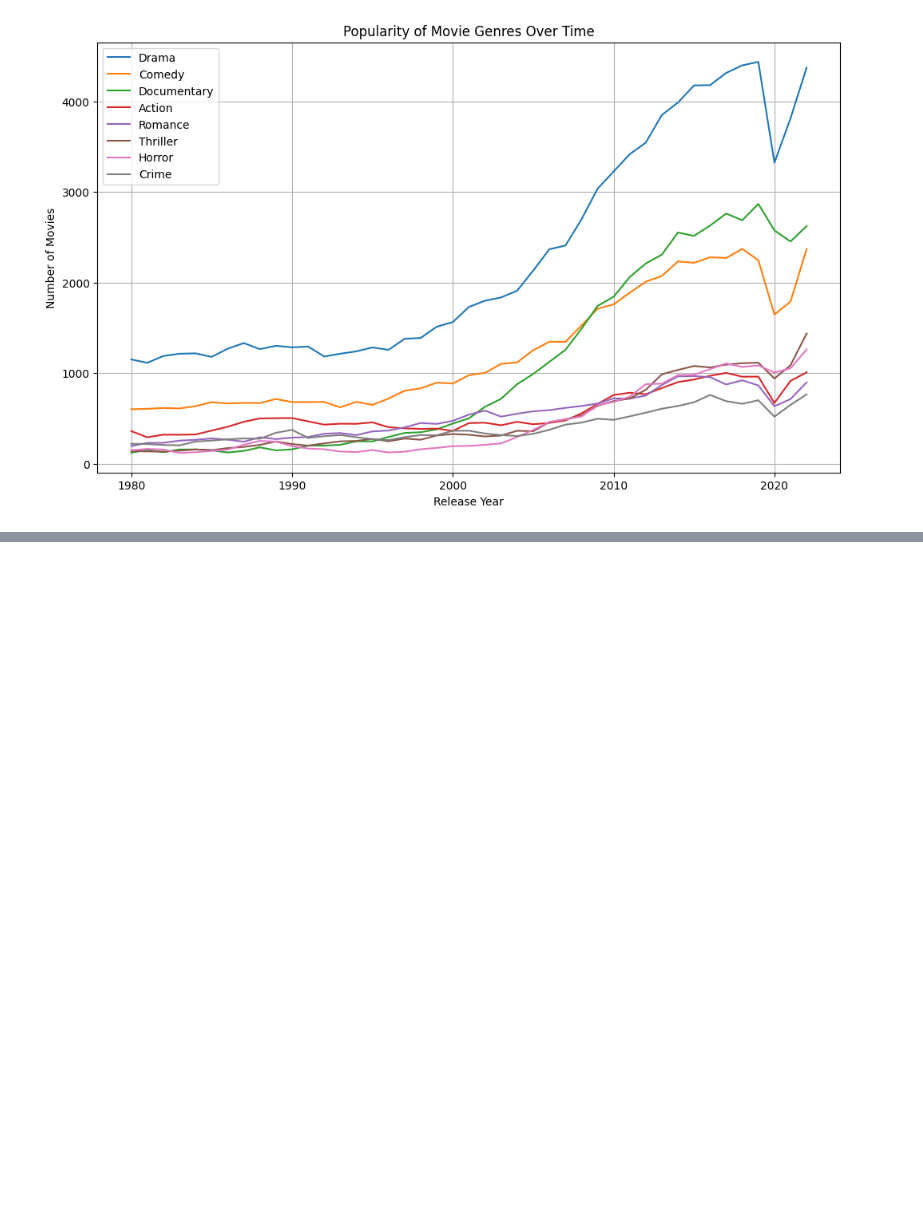
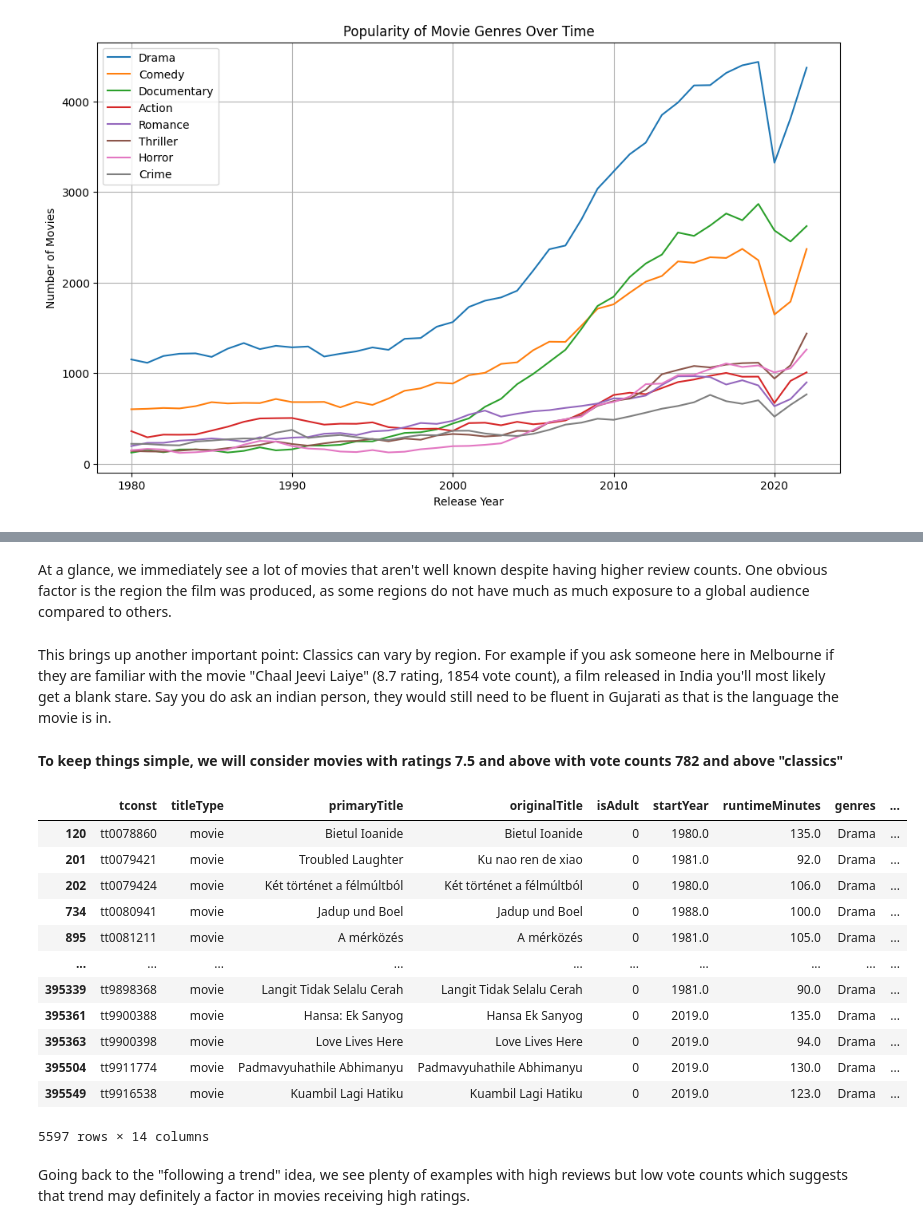
Before and after one commit to Noha-Jung3/Aging-Movies-, a Jupyter notebook: EDA.ipynb, the cells around one changed output, grey strips where cells are left out. Cells and saved outputs as stored; diff of their text form; code cells hidden in the pictures; blank space fills up the shorter version.

Commit message:
defining "classic"

```diff
--- a/EDA.ipynb
+++ b/EDA.ipynb
@@ -241,0 +247,25 @@ we see that drama has been a popular genre since the 80s, which means a large sh
+# %% [markdown]
+At a glance, we immediately see a lot of movies that aren't well known despite having higher review counts. One obvious factor is the region the film was produced, as some regions do not have much as much exposure to a global audience compared to others.
+# %% [markdown]
+This brings up another important point: Classics can vary by region. For example if you ask someone here in Melbourne if they are familiar with the movie "Chaal Jeevi Laiye" (8.7 rating, 1854 vote count), a film released in India you'll most likely get a blank stare. Say you do ask an indian person, they would still need to be fluent in Gujarati as that is the language the movie is in.
+# %% [markdown]
+**To keep things simple, we will consider movies with ratings 7.5 and above with vote counts 782 and above "classics"**
+# %%
+drama = films[(films["genres"] == "Drama") & (films["averageRating"] >= 7.5) & (films["numVotes"] <= 500) ]
+drama
+# %% [output]
+|  | tconst | titleType | primaryTitle | originalTitle | isAdult | startYear | runtimeMinutes | genres | ... |
+| 120 | tt0078860 | movie | Bietul Ioanide | Bietul Ioanide | 0 | 1980.0 | 135.0 | Drama | ... |
+| 201 | tt0079421 | movie | Troubled Laughter | Ku nao ren de xiao | 0 | 1981.0 | 92.0 | Drama | ... |
+| 202 | tt0079424 | movie | Két történet a félmúltból | Két történet a félmúltból | 0 | 1980.0 | 106.0 | Drama | ... |
+| 734 | tt0080941 | movie | Jadup und Boel | Jadup und Boel | 0 | 1988.0 | 100.0 | Drama | ... |
+| 895 | tt0081211 | movie | A mérközés | A mérközés | 0 | 1981.0 | 105.0 | Drama | ... |
+| ... | ... | ... | ... | ... | ... | ... | ... | ... | ... |
+| 395339 | tt9898368 | movie | Langit Tidak Selalu Cerah | Langit Tidak Selalu Cerah | 0 | 1981.0 | 90.0 | Drama | ... |
+| 395361 | tt9900388 | movie | Hansa: Ek Sanyog | Hansa Ek Sanyog | 0 | 2019.0 | 135.0 | Drama | ... |
+| 395363 | tt9900398 | movie | Love Lives Here | Love Lives Here | 0 | 2019.0 | 94.0 | Drama | ... |
+| 395504 | tt9911774 | movie | Padmavyuhathile Abhimanyu | Padmavyuhathile Abhimanyu | 0 | 2019.0 | 130.0 | Drama | ... |
+| 395549 | tt9916538 | movie | Kuambil Lagi Hatiku | Kuambil Lagi Hatiku | 0 | 2019.0 | 123.0 | Drama | ... |
+5597 rows × 14 columns
+# %% [markdown]
+Going back to the "following a trend" idea, we see plenty of examples with high reviews but low vote counts which suggests that trend may definitely a factor in movies receiving high ratings.
```
Also changed, not shown: parts of 4 cells of this notebook.
